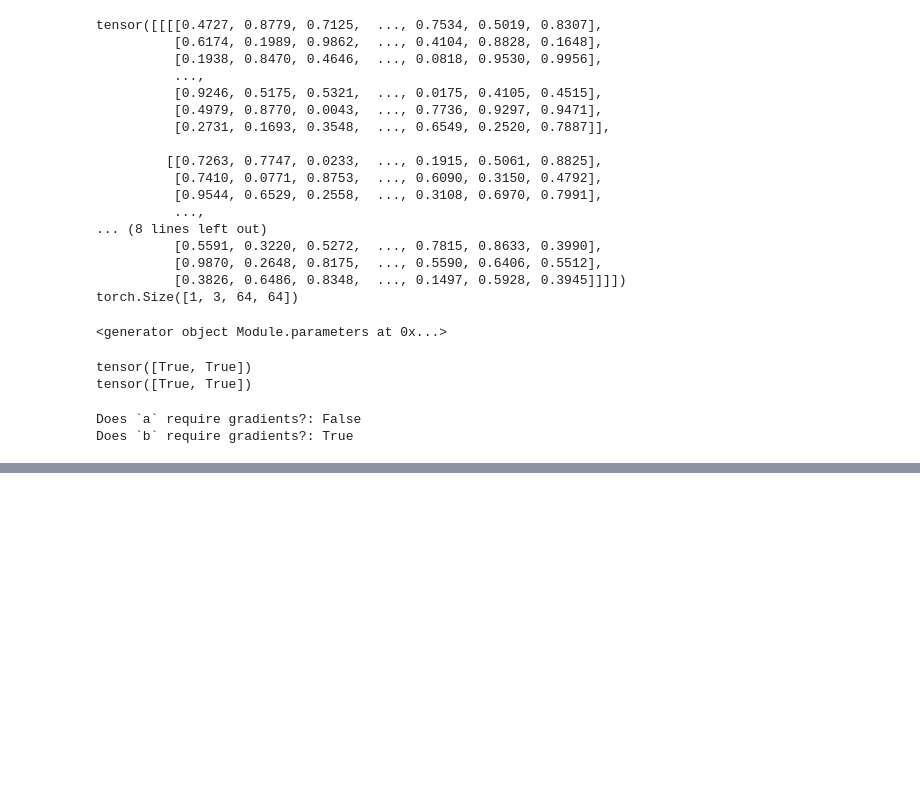
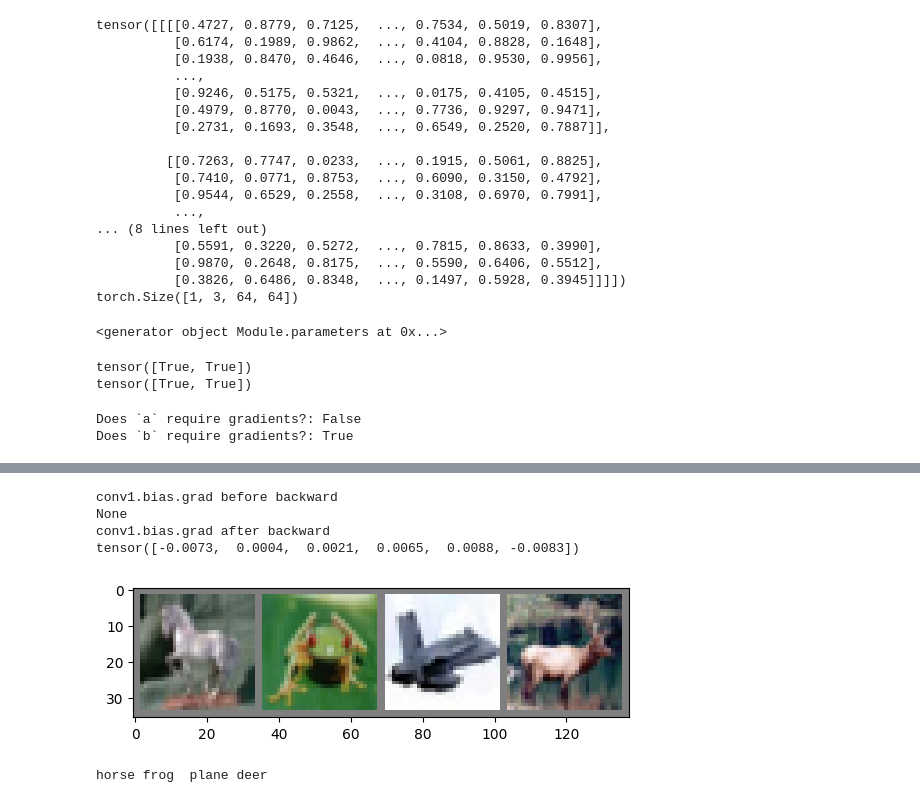
Before and after one commit to Vedant321/Test-1, a Jupyter notebook: _downloads/3dbbd6931d76adb0dc37d4e88b328852/tensor_tutorial.ipynb, the cells around one changed output, grey strips where cells are left out. Cells and saved outputs as stored; diff of their text form; code cells hidden in the pictures; blank space fills up the shorter version.

```diff
--- a/_downloads/3dbbd6931d76adb0dc37d4e88b328852/tensor_tutorial.ipynb
+++ b/_downloads/3dbbd6931d76adb0dc37d4e88b328852/tensor_tutorial.ipynb
@@ -341,0 +435,19 @@ optimizer = optim.SGD(model.parameters(), lr=1e-2, momentum=0.9)
+# %%
+net.zero_grad()     # zeroes the gradient buffers of all parameters
+
+print('conv1.bias.grad before backward')
+print(net.conv1.bias.grad)
+
+loss.backward()
+
+print('conv1.bias.grad after backward')
+print(net.conv1.bias.grad)
+# %% [output]
+conv1.bias.grad before backward
+None
+conv1.bias.grad after backward
+tensor([-0.0073,  0.0004,  0.0021,  0.0065,  0.0088, -0.0083])
+# %%
+learning_rate = 0.01
+for f in net.parameters():
+    f.data.sub_(f.grad.data * learning_rate)
@@ -341,0 +470,44 @@ optimizer = optim.SGD(model.parameters(), lr=1e-2, momentum=0.9)
+# %%
+transform = transforms.Compose(
+    [transforms.ToTensor(),
+     transforms.Normalize((0.5, 0.5, 0.5), (0.5, 0.5, 0.5))])
+
+batch_size = 4
+
+trainset = torchvision.datasets.CIFAR10(root='./data', train=True,
+                                        download=True, transform=transform)
+trainloader = torch.utils.data.DataLoader(trainset, batch_size=batch_size,
+                                          shuffle=True, num_workers=2)
+
+testset = torchvision.datasets.CIFAR10(root='./data', train=False,
+                                       download=True, transform=transform)
+testloader = torch.utils.data.DataLoader(testset, batch_size=batch_size,
+                                         shuffle=False, num_workers=2)
+
+classes = ('plane', 'car', 'bird', 'cat',
+           'deer', 'dog', 'frog', 'horse', 'ship', 'truck')
+# %%
+import matplotlib.pyplot as plt
+import numpy as np
+
+# functions to show an image
+
+
+def imshow(img):
+    img = img / 2 + 0.5     # unnormalize
+    npimg = img.numpy()
+    plt.imshow(np.transpose(npimg, (1, 2, 0)))
+    plt.show()
+
+
+# get some random training images
+dataiter = iter(trainloader)
+images, labels = next(dataiter)
+
+# show images
+imshow(torchvision.utils.make_grid(images))
+# print labels
+print(' '.join(f'{classes[labels[j]]:5s}' for j in range(batch_size)))
+# %% [output]
+[figure, added]
+horse frog  plane deer
```
Also changed, not shown: parts of 23 cells of this notebook.
